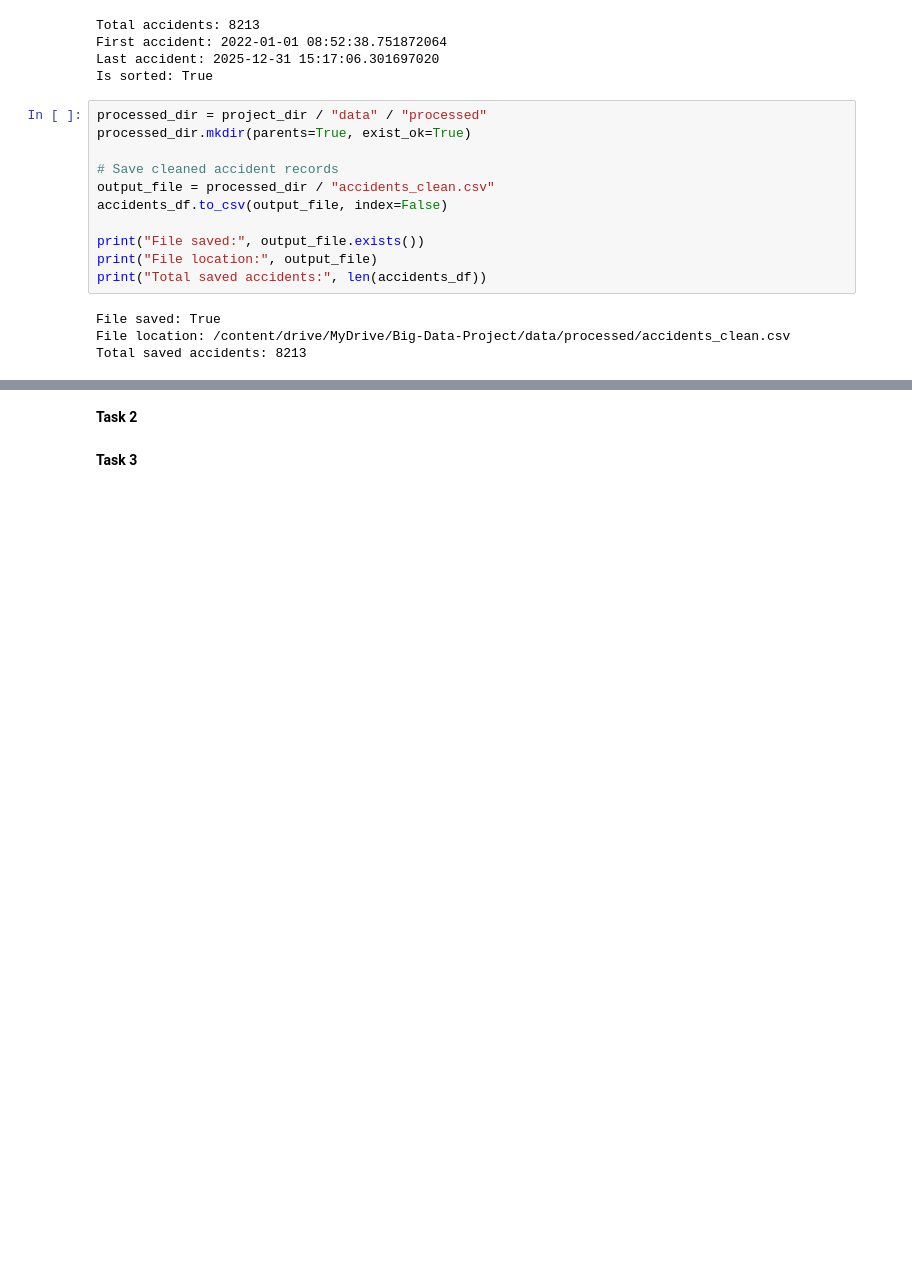
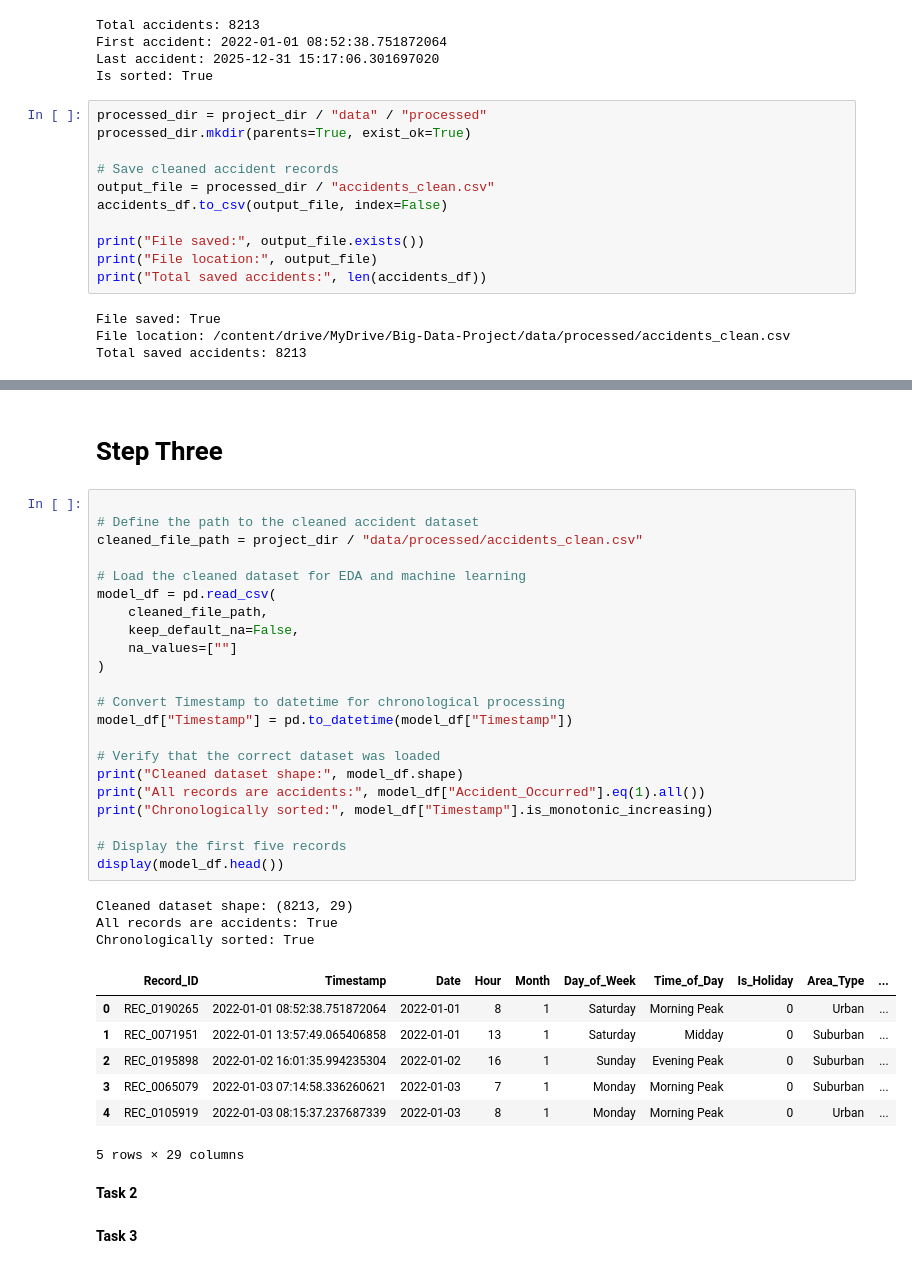
Before and after one commit to moath-04/Big-Data-Project, a Jupyter notebook: notebooks/Emergency_Response_Time_Prediction.ipynb, the cells around one changed output, grey strips where cells are left out. Saved outputs shown, nothing was run; the diff lists cells and outputs as text; blank space fills up the shorter version.

Commit message:
Update notebook setup and cleaned data loading

```diff
--- a/notebooks/Emergency_Response_Time_Prediction.ipynb
+++ b/notebooks/Emergency_Response_Time_Prediction.ipynb
@@ -282,3 +236,38 @@ The cleaned dataset is prepared for the next stages of exploratory analysis and
+# %% [markdown]
+# **Step Three**
+# %%
+
+# Define the path to the cleaned accident dataset
+cleaned_file_path = project_dir / "data/processed/accidents_clean.csv"
+
+# Load the cleaned dataset for EDA and machine learning
+model_df = pd.read_csv(
+    cleaned_file_path,
+    keep_default_na=False,
+    na_values=[""]
+)
+
+# Convert Timestamp to datetime for chronological processing
+model_df["Timestamp"] = pd.to_datetime(model_df["Timestamp"])
+
+# Verify that the correct dataset was loaded
+print("Cleaned dataset shape:", model_df.shape)
+print("All records are accidents:", model_df["Accident_Occurred"].eq(1).all())
+print("Chronologically sorted:", model_df["Timestamp"].is_monotonic_increasing)
+
+# Display the first five records
+display(model_df.head())
+# %% [output]
+Cleaned dataset shape: (8213, 29)
+All records are accidents: True
+Chronologically sorted: True
+|  | Record_ID | Timestamp | Date | Hour | Month | Day_of_Week | Time_of_Day | Is_Holiday | Area_Type | ... |
+| 0 | REC_0190265 | 2022-01-01 08:52:38.751872064 | 2022-01-01 | 8 | 1 | Saturday | Morning Peak | 0 | Urban | ... |
+| 1 | REC_0071951 | 2022-01-01 13:57:49.065406858 | 2022-01-01 | 13 | 1 | Saturday | Midday | 0 | Suburban | ... |
+| 2 | REC_0195898 | 2022-01-02 16:01:35.994235304 | 2022-01-02 | 16 | 1 | Sunday | Evening Peak | 0 | Suburban | ... |
+| 3 | REC_0065079 | 2022-01-03 07:14:58.336260621 | 2022-01-03 | 7 | 1 | Monday | Morning Peak | 0 | Suburban | ... |
+| 4 | REC_0105919 | 2022-01-03 08:15:37.237687339 | 2022-01-03 | 8 | 1 | Monday | Morning Peak | 0 | Urban | ... |
+5 rows × 29 columns
 # %% [markdown]
 **Task 2**
 # %% [markdown]
```
Also changed, not shown: parts of 5 cells of this notebook.
